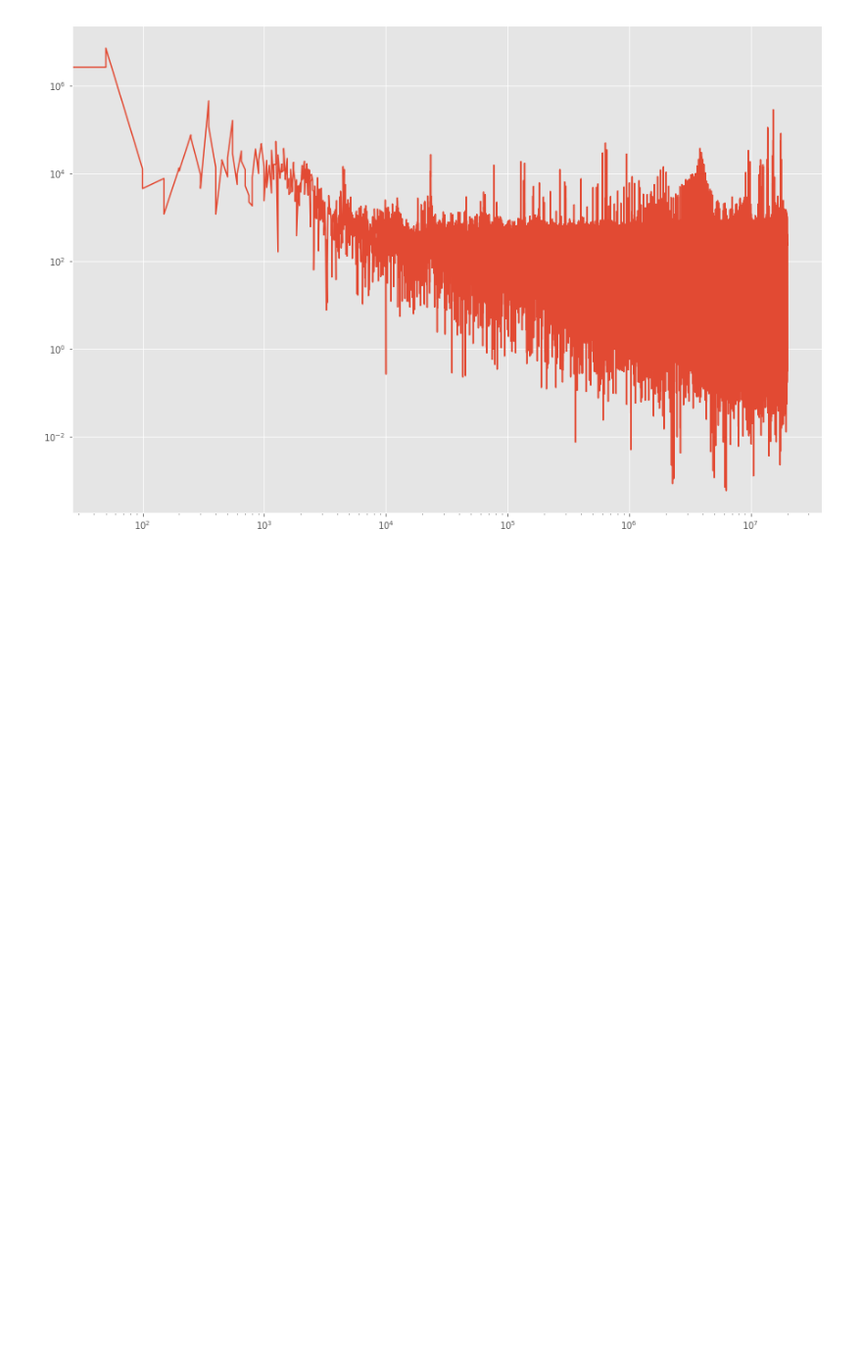
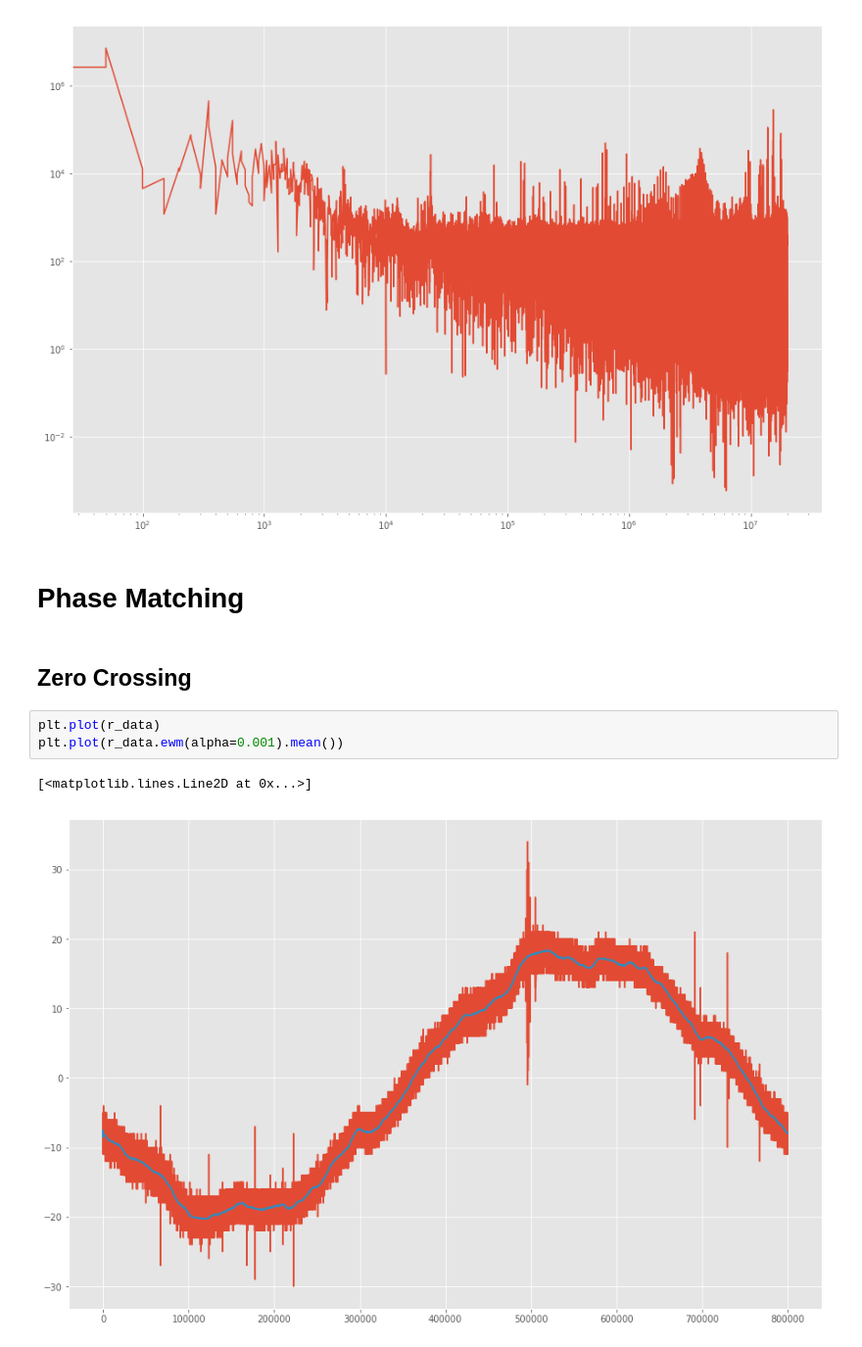
Before and after one commit to gokul-krishna/VSBPowerLineFaultDetection, a Jupyter notebook: FeatureExtraction.ipynb, the cells around one changed output. Shown at 98% size. Saved outputs shown, nothing was run; the diff lists cells and outputs as text; blank space fills up the shorter version.

Commit message:
added zero crossing based phase shifting

```diff
--- a/SequenceComponents.ipynb
+++ b/FeatureExtraction.ipynb
@@ -476,3 +480,13 @@ plt.loglog(r_freq, power)
 # %% [output]
 [<matplotlib.lines.Line2D at 0x...>]
 [figure]
+# %% [markdown]
+# Phase Matching
+# %% [markdown]
+## Zero Crossing
+# %%
+plt.plot(r_data)
+plt.plot(r_data.ewm(alpha=0.001).mean())
+# %% [output]
+[<matplotlib.lines.Line2D at 0x...>]
+[figure, added]
```
Also changed, not shown: parts of 18 cells of this notebook, 1 other file.
